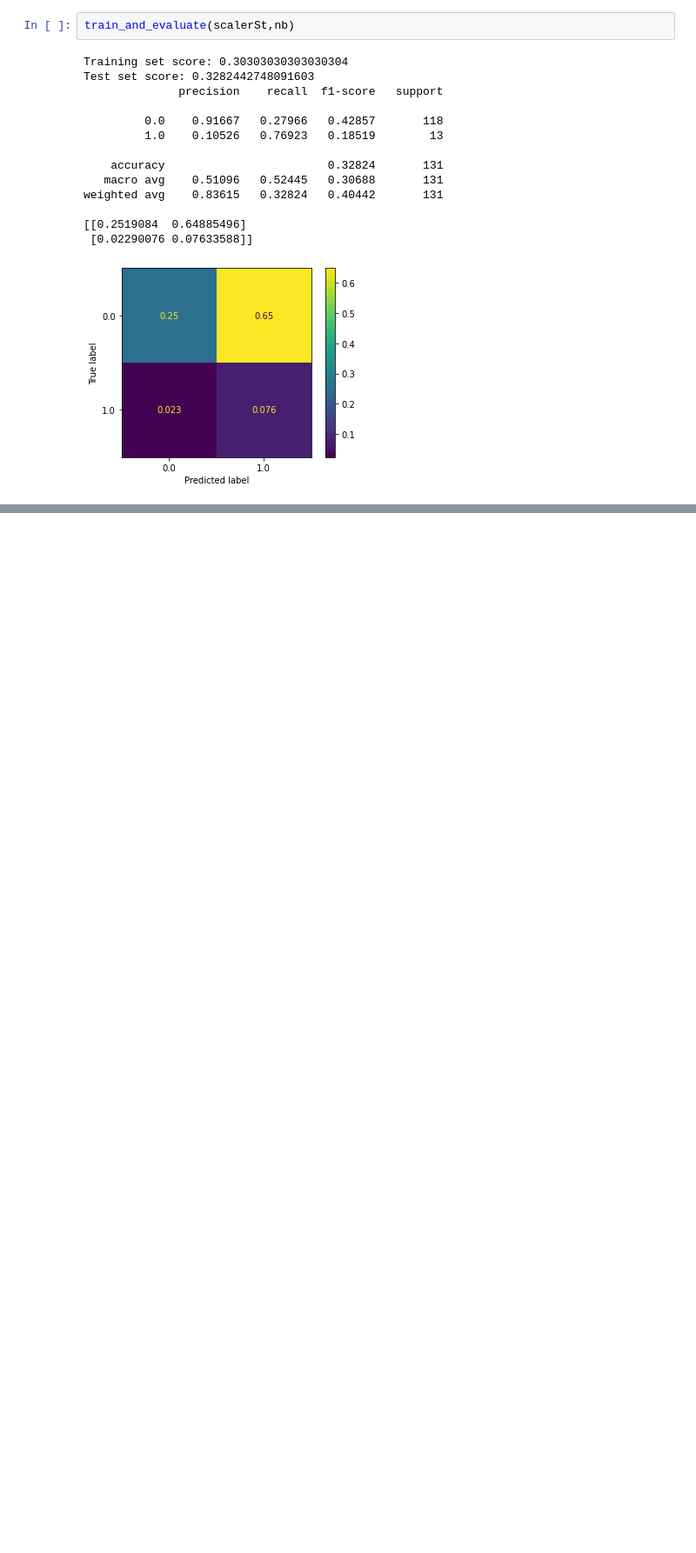
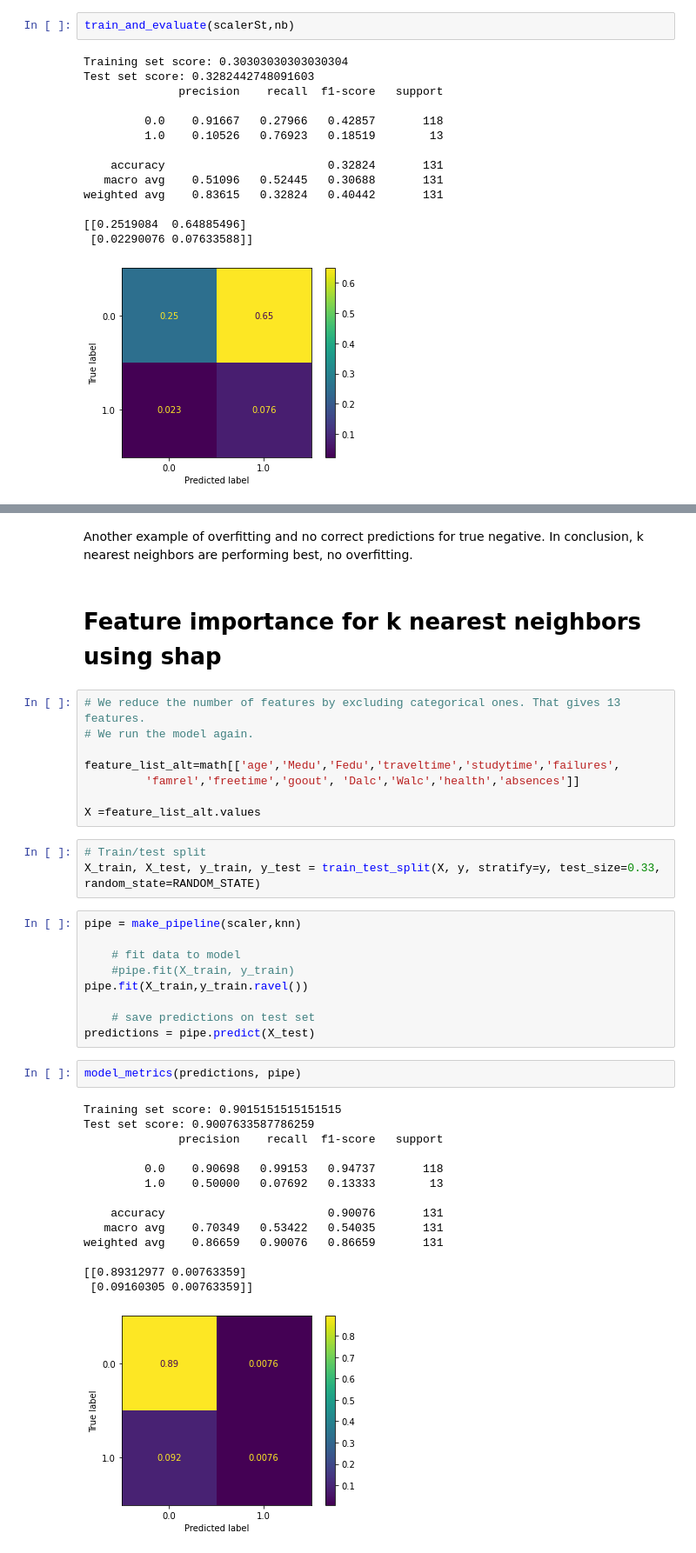
Before and after one commit to triested/student-perform-ml, a Jupyter notebook: Workshop_project_Data_Analysis.ipynb, the cells around one changed output, grey strips where cells are left out. Shown at 87% size. Saved outputs shown, nothing was run; the diff lists cells and outputs as text; blank space fills up the shorter version.

Commit message:
added shap code for feature importance, something is wrong tho, feature names are not dispalyed

```diff
--- a/Workshop_project_Data_Analysis.ipynb
+++ b/Workshop_project_Data_Analysis.ipynb
@@ -501,0 +477,42 @@ weighted avg    0.80633   0.84733   0.82632       131
+# %% [markdown]
+Another example of overfitting and no correct predictions for true negative.
+In conclusion, k nearest neighbors are performing best, no overfitting.
+# %% [markdown]
+# Feature importance for k nearest neighbors using shap
+# %%
+# We reduce the number of features by excluding categorical ones. That gives 13 features.
+# We run the model again.
+
+feature_list_alt=math[['age','Medu','Fedu','traveltime','studytime','failures',
+         'famrel','freetime','goout', 'Dalc','Walc','health','absences']]
+
+X =feature_list_alt.values
+# %%
+# Train/test split
+X_train, X_test, y_train, y_test = train_test_split(X, y, stratify=y, test_size=0.33, random_state=RANDOM_STATE)
+# %%
+pipe = make_pipeline(scaler,knn)
+
+    # fit data to model
+    #pipe.fit(X_train, y_train)
+pipe.fit(X_train,y_train.ravel())
+
+    # save predictions on test set
+predictions = pipe.predict(X_test)
+# %%
+model_metrics(predictions, pipe)
+# %% [output]
+Training set score: 0.9015151515151515
+Test set score: 0.9007633587786259
+              precision    recall  f1-score   support
+
+         0.0    0.90698   0.99153   0.94737       118
+         1.0    0.50000   0.07692   0.13333        13
+
+    accuracy                        0.90076       131
+   macro avg    0.70349   0.53422   0.54035       131
+weighted avg    0.86659   0.90076   0.86659       131
+
+[[0.89312977 0.00763359]
+ [0.09160305 0.00763359]]
+[figure, added]
```
Also changed, not shown: parts of 27 cells of this notebook.
